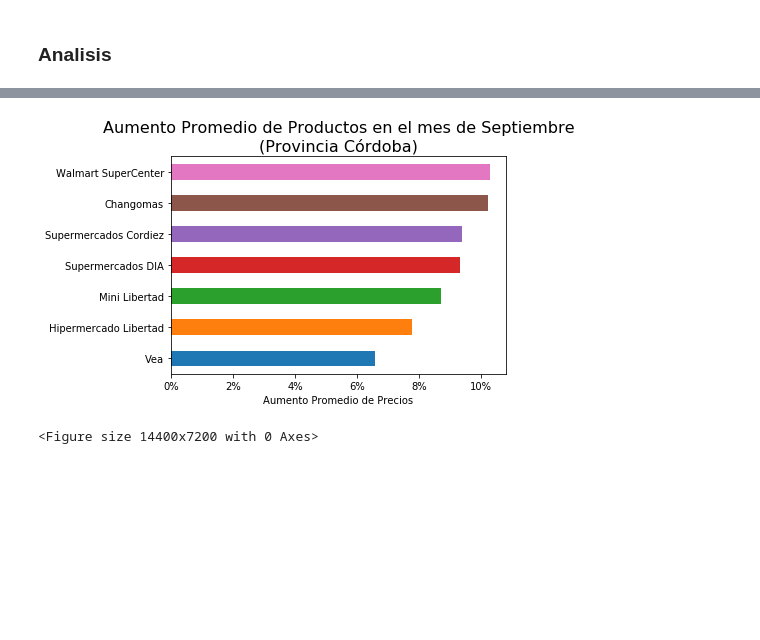
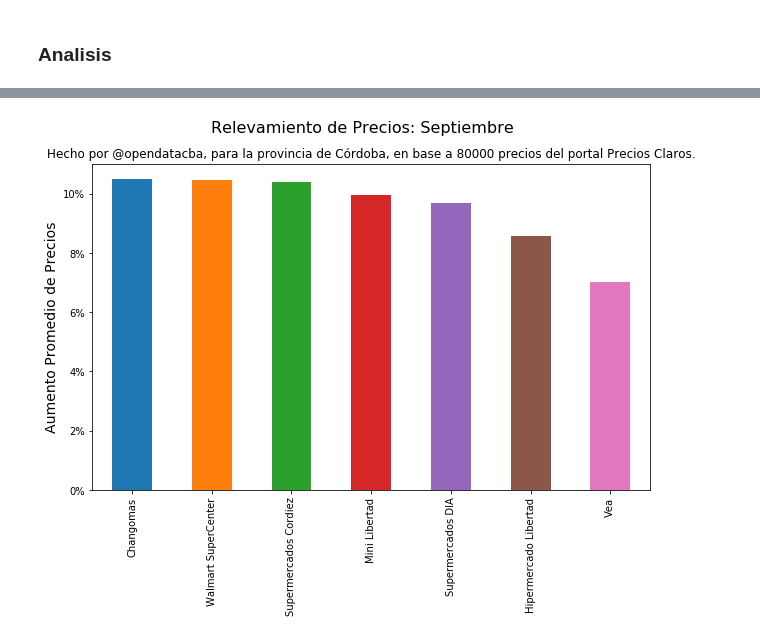
Before and after one commit to mgaitan/datasets_preciosclaros, a Jupyter notebook: Analisis mes de Septiembre.ipynb, the cells around one changed output, grey strips where cells are left out. Drawn from its saved outputs; the diff is of its cells as text; code cells hidden in the pictures; blank space fills up the shorter version.

```diff
--- a/Analisis mes de Septiembre.ipynb
+++ b/Analisis mes de Septiembre.ipynb
@@ -79,4 +79,5 @@ df_precios.to_csv("./datasets/analisis/cordoba_mes_de_septiembre.csv", index=Fal
 ### Analisis
 # %%
 import matplotlib.pyplot as plt
+plt.rcParams['figure.figsize'] = (10,6)
 # %%
@@ -86,4 +87,7 @@ tipo_columnas = ['category'] * len(columnas_categoricas)
 col_types = dict(zip(columnas_categoricas, tipo_columnas))
 df_precios = pd.read_csv("./datasets/analisis/cordoba_mes_de_septiembre.csv", low_memory=False, dtype=col_types)
+# %%
+# Sacamos outliers inferiores
+df_precios = df_precios[df_precios.variacion_mensual > -0.20]
 # %%
 df_precios.groupby(["empresa","sucursalNombre"])["variacion_mensual"].mean().sort_values().plot(kind="barh")
@@ -99,11 +102,10 @@ plt.show()
 # %%
-df_precios.groupby(["cadena"])["variacion_mensual"].mean().sort_values().plot(kind="barh")
-plt.title("Aumento Promedio de Productos en el mes de Septiembre\n(Provincia Córdoba)", size=16)
-plt.ylabel("")
-plt.xlabel("Aumento Promedio de Precios")
-plt.xticks([0,0.02,0.04,0.06,0.08,0.10],["0%","2%","4%", "6%", "8%", "10%"])
-plt.figure(figsize=(200,100))
+df_precios.groupby(["cadena"])["variacion_mensual"].mean().sort_values(ascending=False).plot(kind="bar")
+plt.suptitle("Relevamiento de Precios: Septiembre", size=16)
+plt.title("Hecho por @opendatacba, para la provincia de Córdoba, en base a 80000 precios del portal Precios Claros.")
+plt.xlabel("")
+plt.ylabel("Aumento Promedio de Precios", size=14)
+plt.yticks([0,0.02,0.04,0.06,0.08,0.10],["0%","2%","4%", "6%", "8%", "10%"])
 plt.show()
 # %% [output]
-[figure, old version]
+[figure, new version]
-<Figure size 14400x7200 with 0 Axes>
```
Also changed, not shown: parts of 5 cells of this notebook.
